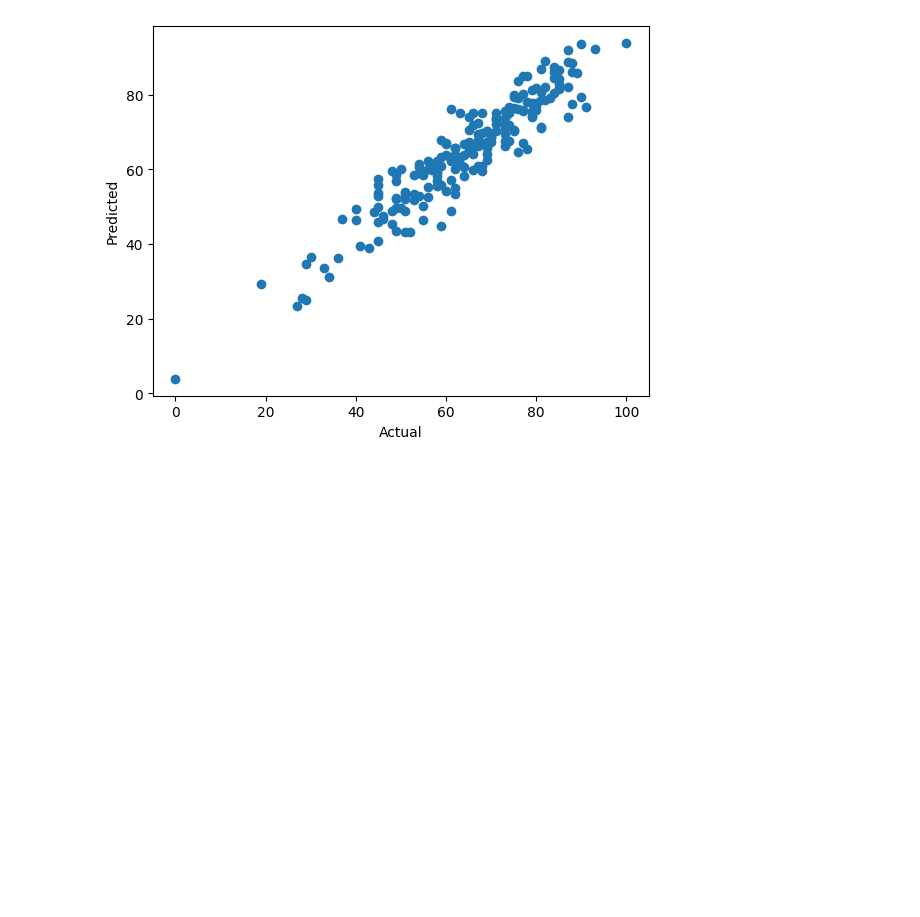
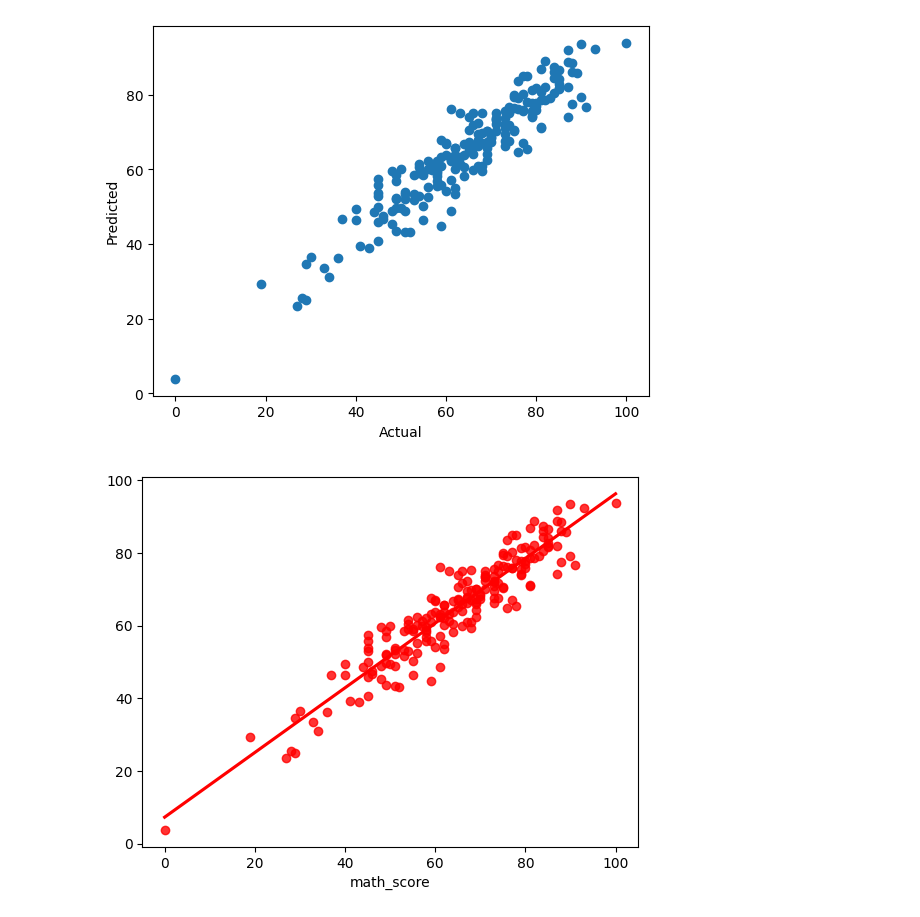
Before and after one commit to Prateek07-Kumar/End-To-End-ML-Project-With-Deployment, a Jupyter notebook: notebook/MODEL TRAINING.ipynb, the cells around one changed output. Cells and saved outputs as stored; diff of their text form; code cells hidden in the pictures; blank space fills up the shorter version.

```diff
--- a/notebook/MODEL TRAINING.ipynb
+++ b/notebook/MODEL TRAINING.ipynb
@@ -205,3 +205,7 @@ plt.xlabel('Actual');
 plt.ylabel('Predicted');
 # %% [output]
 [figure]
+# %%
+sns.regplot(x=y_test,y=y_pred,ci=None,color ='red');
+# %% [output]
+[figure, added]
```
